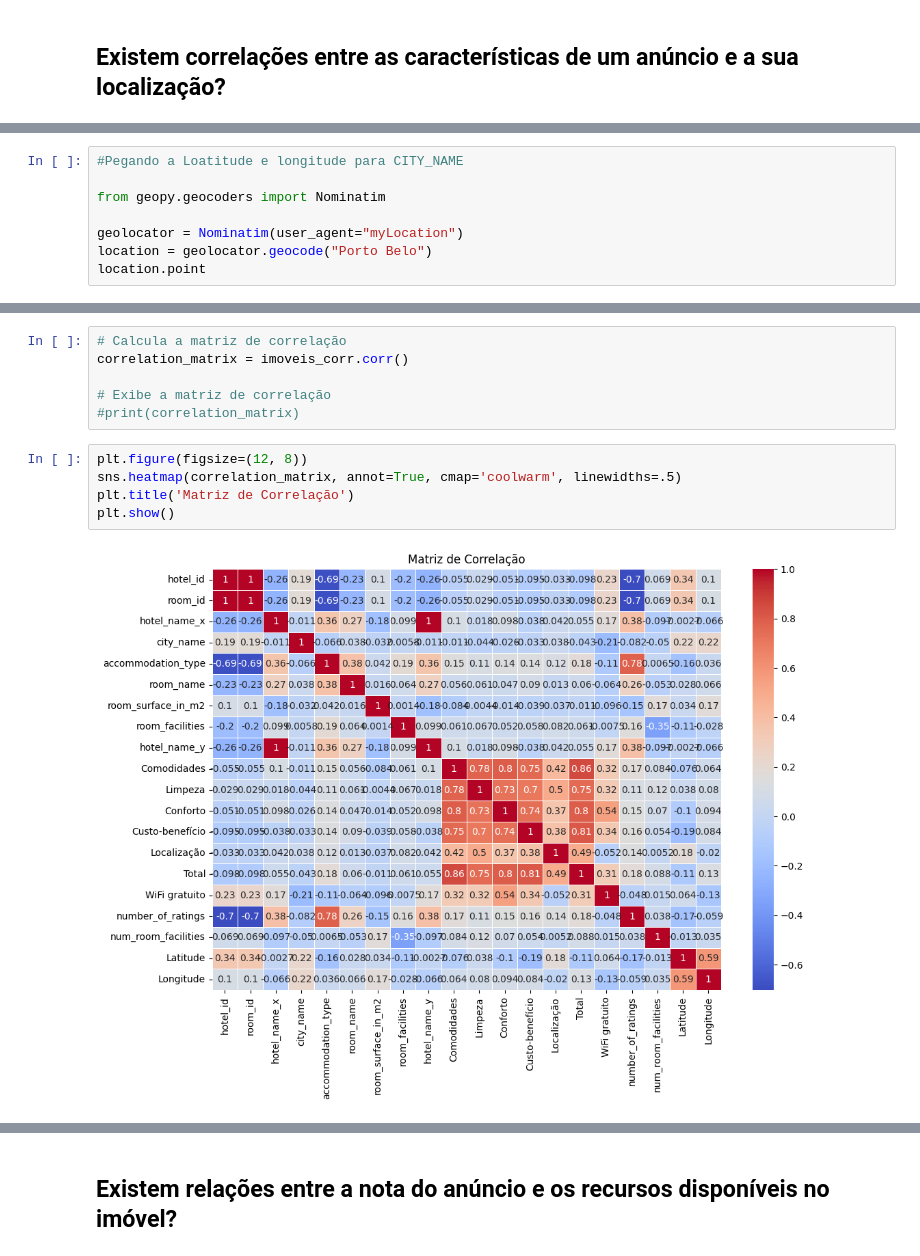
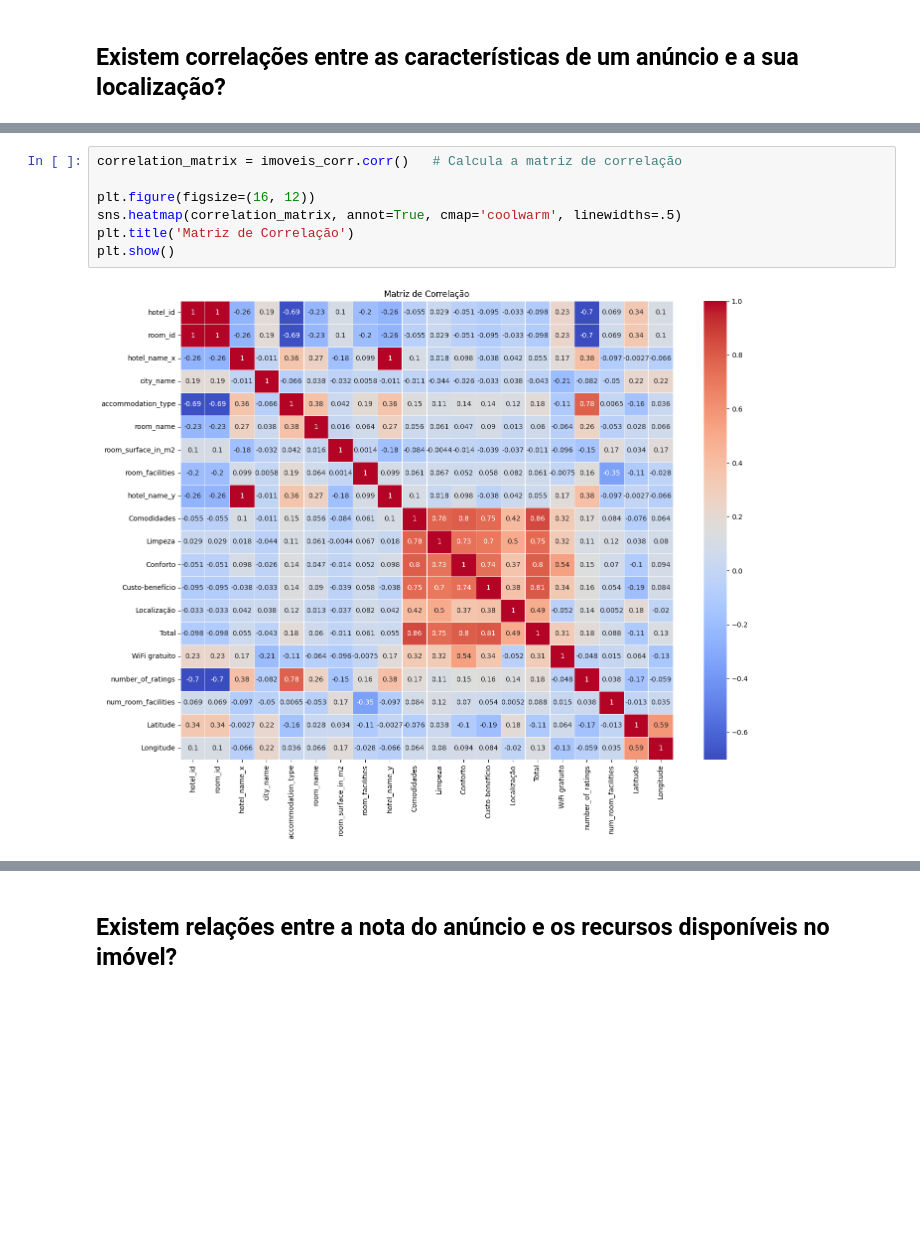
Before and after one commit to JoaoADAP/seazone-data-challenge, a Jupyter notebook: seazone-data-challenge.ipynb, the cells around one changed output, grey strips where cells are left out. Cells and saved outputs as stored; diff of their text form; blank space fills up the shorter version.

```diff
--- a/seazone-data-challenge.ipynb
+++ b/seazone-data-challenge.ipynb
@@ -245,8 +195,0 @@ imoveis_city
-# %%
-#Pegando a Loatitude e longitude para CITY_NAME
-
-from geopy.geocoders import Nominatim
-
-geolocator = Nominatim(user_agent="myLocation")
-location = geolocator.geocode("Porto Belo")
-location.point
@@ -323,13 +232,9 @@ imoveis_corr
-# %%
-# Calcula a matriz de correlação
-correlation_matrix = imoveis_corr.corr()
-
-# Exibe a matriz de correlação
-#print(correlation_matrix)
 # %%
-plt.figure(figsize=(12, 8))
+correlation_matrix = imoveis_corr.corr()   # Calcula a matriz de correlação
+
+plt.figure(figsize=(16, 12))
 sns.heatmap(correlation_matrix, annot=True, cmap='coolwarm', linewidths=.5)
 plt.title('Matriz de Correlação')
 plt.show()
 # %% [output]
-[figure, old version]
+[figure, new version]
```
Also changed, not shown: parts of 19 cells of this notebook.
